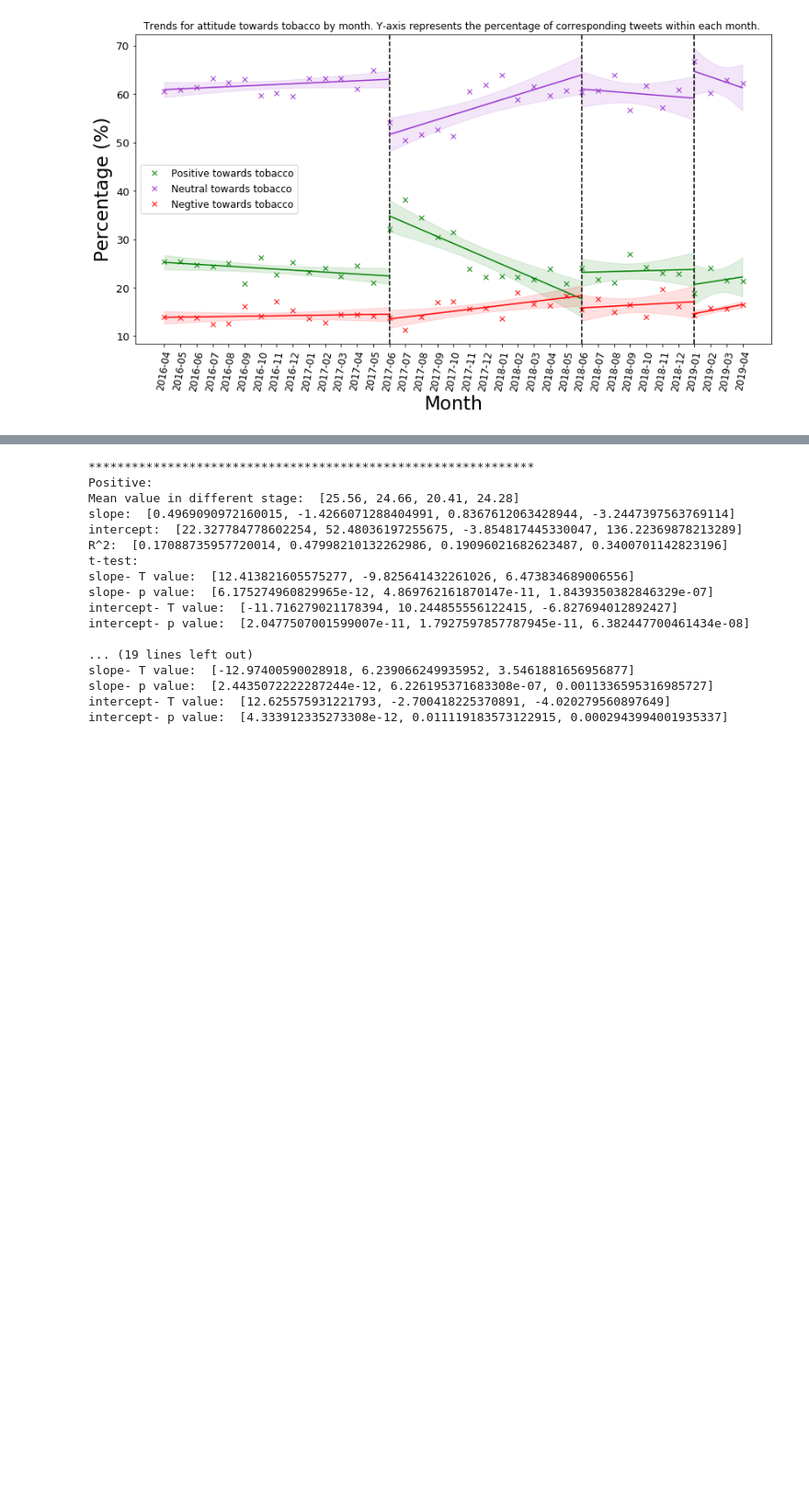
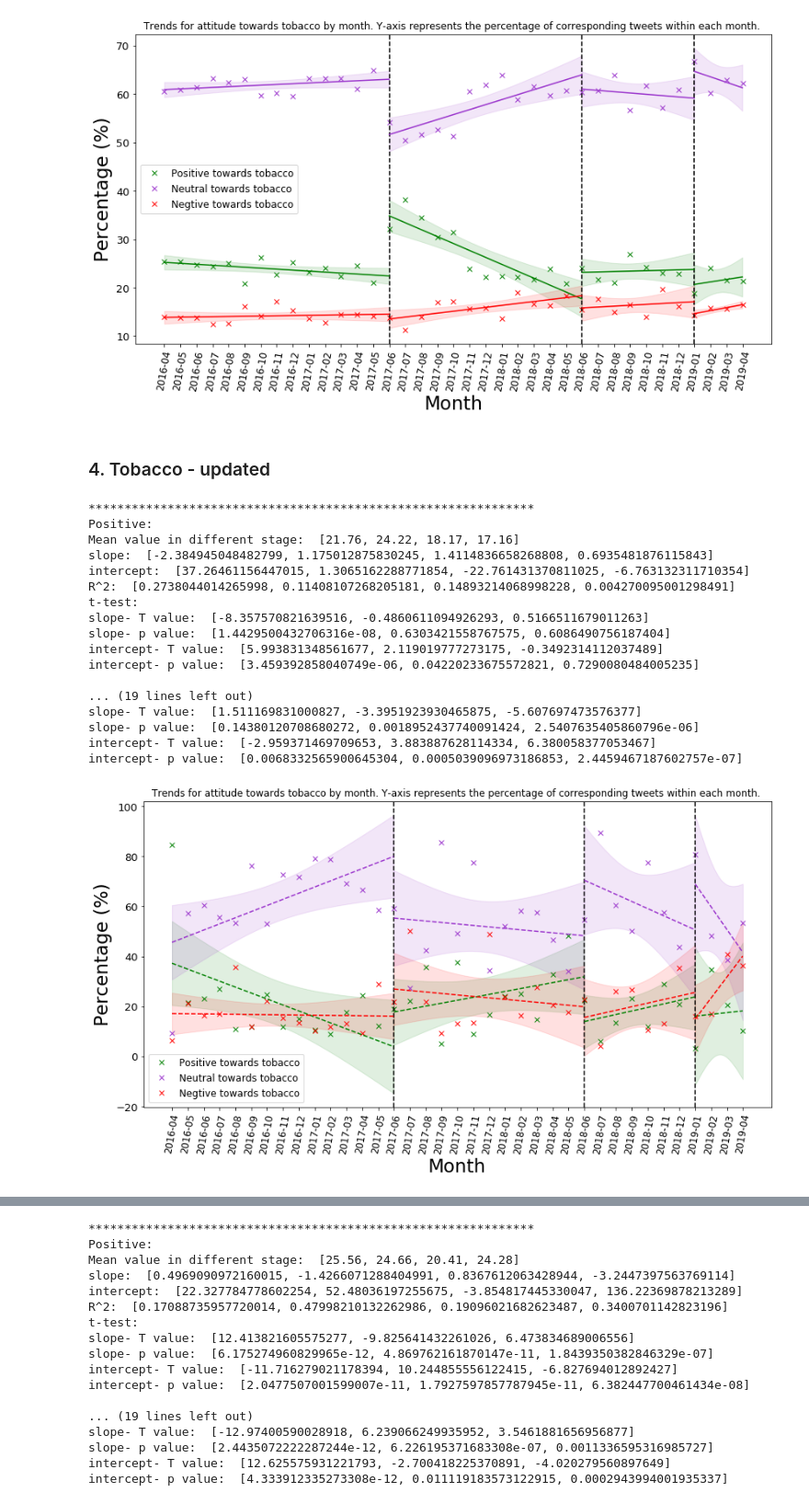
Before and after one commit to meettyj/Tobacco-on-Twitter, a Jupyter notebook: revision/figure_weight_sentiment_exp1.ipynb, the cells around one changed output, grey strips where cells are left out. Shown at 92% size. Saved outputs shown, nothing was run; the diff lists cells and outputs as text; code cells hidden in the pictures; blank space fills up the shorter version.

```diff
--- a/revision/figure_weight_sentiment_exp1.ipynb
+++ b/revision/figure_weight_sentiment_exp1.ipynb
@@ -36,7 +36,7 @@ x_number_section_4 = [i for i in range(length_of_section_3, length_of_section_4)
 
 from scipy.stats import ttest_ind_from_stats
 # from scipy.stats import linregress
-def drawRegressionLine_four_section(y, color):
+def drawRegressionLine_four_section(y, color, linestyle='-'):
 #     print('y: ', y)
 #     print('section 1: ', y[:length_of_section_1])
 #     print('section 2: ', y[length_of_section_1:length_of_section_2])
@@ -50,7 +50,7 @@ def drawRegressionLine_four_section(y, color):
     A_section_1, B_section_1 = popt_1
     x_plot_section_1 = np.arange(0, length_of_section_1, 0.01)
     y_plot_section_1 = A_section_1 * x_plot_section_1 + B_section_1
-    plt.plot(x_plot_section_1, y_plot_section_1, color=color, linestyle='-') # , label='Users' is useless
+    plt.plot(x_plot_section_1, y_plot_section_1, color=color, linestyle=linestyle) # , label='Users' is useless
 
     # Calculate the R square
     residuals_1 = y[:length_of_section_1]- linearRegression(np.asarray(x_number_section_1), *[float(A_section_1), float(B_section_1)])
@@ -67,7 +67,7 @@ def drawRegressionLine_four_section(y, color):
 #     A_section_2, B_section_2 = optimize.curve_fit(linearRegression, x_number_section_2, y[length_of_section_1-1:length_of_section_2])[0]
     x_plot_section_2 = np.arange(length_of_section_1, length_of_section_2, 0.01)
     y_plot_section_2 = A_section_2 * x_plot_section_2 + B_section_2
-    plt.plot(x_plot_section_2, y_plot_section_2, color=color, linestyle='-')
+    plt.plot(x_plot_section_2, y_plot_section_2, color=color, linestyle=linestyle)
     # Calculate the R square
     residuals_2 = y[length_of_section_1:length_of_section_2]- linearRegression(np.asarray(x_number_section_2), *[float(A_section_2), float(B_section_2)])
     ss_res_2 = np.sum(residuals_2**2)
@@ -80,7 +80,7 @@ def drawRegressionLine_four_section(y, color):
 #     A_section_3, B_section_3 = optimize.curve_fit(linearRegression, x_number_section_3, y[length_of_section_2:length_of_section_3])[0]
     x_plot_section_3 = np.arange(length_of_section_2, length_of_section_3, 0.01)
     y_plot_section_3 = A_section_3 * x_plot_section_3 + B_section_3
-    plt.plot(x_plot_section_3, y_plot_section_3, color=color, linestyle='-')
+    plt.plot(x_plot_section_3, y_plot_section_3, color=color, linestyle=linestyle)
     # Calculate the R square
     residuals_3 = y[length_of_section_2:length_of_section_3]- linearRegression(np.asarray(x_number_section_3), *[float(A_section_3), float(B_section_3)])
     ss_res_3 = np.sum(residuals_3**2)
@@ -93,7 +93,7 @@ def drawRegressionLine_four_section(y, color):
 #     A_section_4, B_section_4 = optimize.curve_fit(linearRegression, x_number_section_4, y[length_of_section_3:length_of_section_4])[0]
     x_plot_section_4 = np.arange(length_of_section_3, length_of_section_4-1, 0.01)
     y_plot_section_4 = A_section_4 * x_plot_section_4 + B_section_4
-    plt.plot(x_plot_section_4, y_plot_section_4, color=color, linestyle='-')
+    plt.plot(x_plot_section_4, y_plot_section_4, color=color, linestyle=linestyle)
     # Calculate the R square
     residuals_4 = y[length_of_section_3:length_of_section_4]- linearRegression(np.asarray(x_number_section_4), *[float(A_section_4), float(B_section_4)])
     ss_res_4 = np.sum(residuals_4**2)
@@ -422,4 +550,67 @@ slope- p value:  [6.895350363827576e-08, 0.020294721135012714, 0.031577932875406
 intercept- T value:  [7.539893672629048, -1.3731912920445177, 2.957627402947863]
 intercept- p value:  [8.858396538600633e-08, 0.17954438477061216, 0.005523895764421231]
 [figure]
+# %% [markdown]
+### 4. Tobacco - updated
+# %%
+plt.figure(figsize=(14,7))
+
+
+# print(x)
+itemNum = len(x)
+# print(itemNum)
+
+plt.plot(x, proportion_tobacco_positive_weight_list, 'gx', label='Positive towards tobacco')
+plt.plot(x, proportion_tobacco_neutral_weight_list, 'x', color='darkorchid', label='Neutral towards tobacco')
+plt.plot(x, proportion_tobacco_negative_weight_list, 'rx', label='Negtive towards tobacco')
+
+
+plt.legend()
+# plt.vlines(6, 0, 1, colors = "black", linestyles = "dashed")
+plt.axvline(14, hold=None,color='black',linestyle="--")
+# plt.annotate(s = 'Proposal', xy=(4,-0.3))
+plt.axvline(26, hold=None,color='black',linestyle="--")
+# plt.annotate(s = 'Approved', xy=(16,-0.3))
+plt.axvline(33, hold=None,color='black',linestyle="--")
+# plt.annotate(s = 'Enforcement ', xy=(23,-0.3))
+
+print('**************************************************************')
+print('Positive: ')
+drawRegressionLine_four_section(proportion_tobacco_positive_weight_list, color='g',linestyle="--")
+print()
+print('Neutral: ')
+drawRegressionLine_four_section(proportion_tobacco_neutral_weight_list, color='darkorchid',linestyle="--")
+print()
+print('Negative: ')
+drawRegressionLine_four_section(proportion_tobacco_negative_weight_list, color='r',linestyle="--")
+
+plt.rc('legend', fontsize=12)
+plt.rc('ytick', labelsize=13)
+plt.rc('xtick', labelsize=12)
+
+plt.xticks(rotation=80)
+plt.xlabel('Month', font_setting)
+plt.ylabel('Percentage (%)', font_setting)
+plt.title('Trends for attitude towards tobacco by month. Y-axis represents the percentage of corresponding tweets within each month. ')
+# plt.figure(figsize=(40,1))
+plt.show()
+# %% [output]
+**************************************************************
+Positive:
+Mean value in different stage:  [21.76, 24.22, 18.17, 17.16]
+slope:  [-2.384945048482799, 1.175012875830245, 1.4114836658268808, 0.6935481876115843]
+intercept:  [37.26461156447015, 1.3065162288771854, -22.761431370811025, -6.763132311710354]
+R^2:  [0.2738044014265998, 0.11408107268205181, 0.14893214068998228, 0.004270095001298491]
+t-test:
+slope- T value:  [-8.357570821639516, -0.4860611094926293, 0.5166511679011263]
+slope- p value:  [1.4429500432706316e-08, 0.6303421558767575, 0.6086490756187404]
+intercept- T value:  [5.993831348561677, 2.119019777273175, -0.3492314112037489]
+intercept- p value:  [3.459392858040749e-06, 0.04220233675572821, 0.7290080484005235]
+
+... (19 lines left out)
+slope- T value:  [1.511169831000827, -3.3951923930465875, -5.607697473576377]
+slope- p value:  [0.14380120708680272, 0.0018952437740091424, 2.5407635405860796e-06]
+intercept- T value:  [-2.959371469709653, 3.883887628114334, 6.380058377053467]
+intercept- p value:  [0.0068332565900645304, 0.0005039096973186853, 2.4459467187602757e-07]
+[figure, added]
 # %% [markdown]
```
Also changed, not shown: parts of 11 cells of this notebook, 3 other files.
